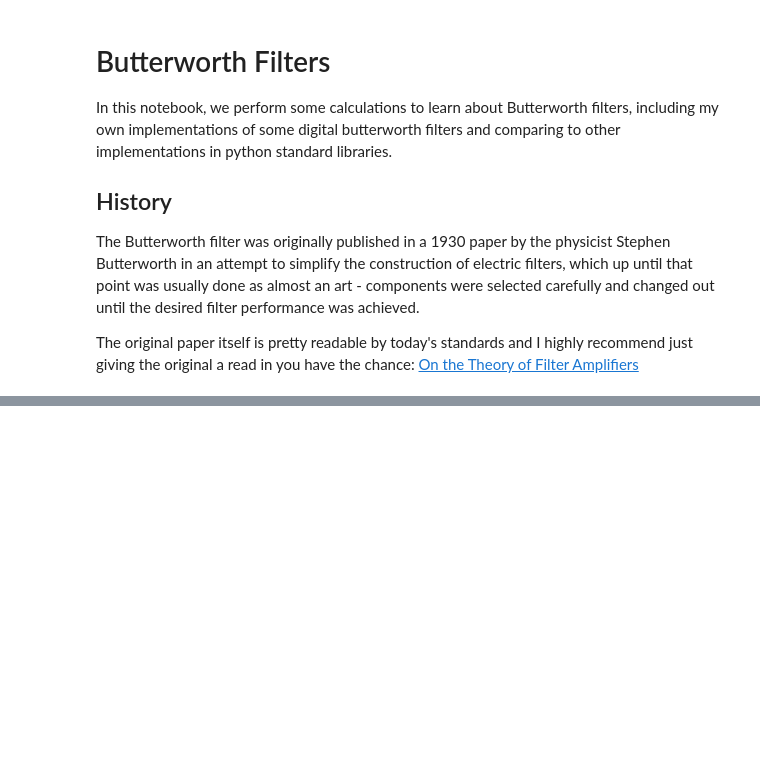
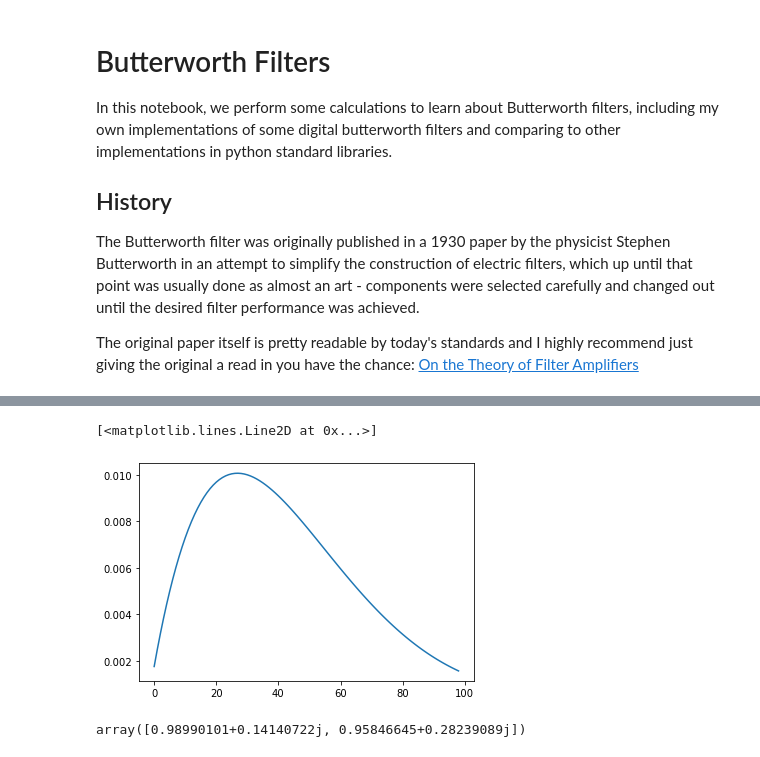
Before and after one commit to asmull/SignalProcessing, a Jupyter notebook: Butterworth.ipynb, the cells around one changed output, grey strips where cells are left out. Cells and saved outputs as stored; diff of their text form; code cells hidden in the pictures; blank space fills up the shorter version.

```diff
--- a/Butterworth.ipynb
+++ b/Butterworth.ipynb
@@ -98,0 +148,8 @@ plot_filter(b, 1, 1000)
+# %%
+f = np.linspace(0, np.pi*100, N)
+c = np.fft.ifft(b.f_resp(f))
+# %%
+plt.plot(c[-1:-100:-1])
+# %% [output]
+[<matplotlib.lines.Line2D at 0x...>]
+[figure, added]
@@ -98,0 +160,4 @@ plot_filter(b, 1, 1000)
+# %%
+resp
+# %% [output]
+array([0.98990101+0.14140722j, 0.95846645+0.28239089j])
```
Also changed, not shown: parts of 4 cells of this notebook.
